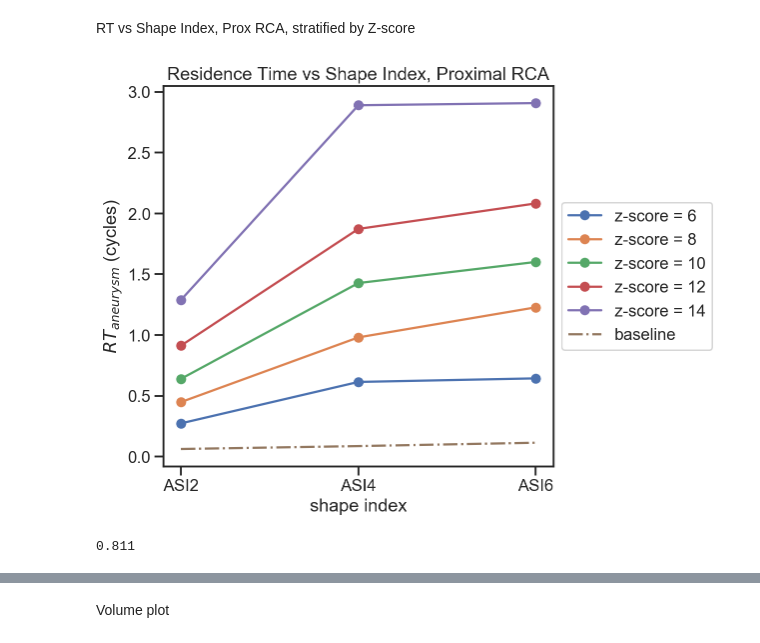
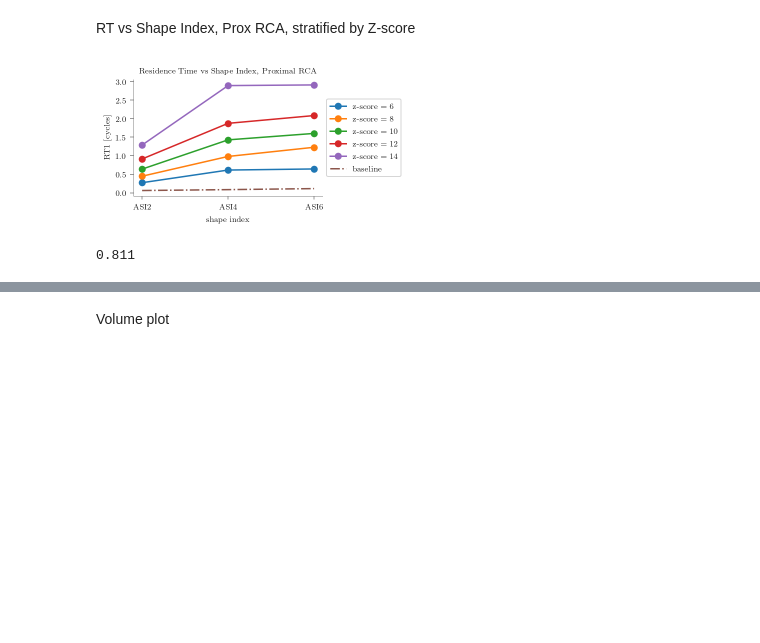
Before and after one commit to StanfordCBCL/KD-project, a Jupyter notebook: RT Visualization.ipynb, the cells around one changed output, grey strips where cells are left out. Saved outputs shown, nothing was run; the diff lists cells and outputs as text; code cells hidden in the pictures; blank space fills up the shorter version.

```diff
--- a/RT Visualization.ipynb
+++ b/RT Visualization.ipynb
@@ -4,15 +4,12 @@ import vtk
 from vtk.util import numpy_support as nps
 import sys
 
+import matplotlib
 import matplotlib.pyplot as plt
 import seaborn as sns
 import pandas as pd
 
-sns.set(rc={"figure.figsize":(8,6)})
-sns.set_style('white', {'axes.spines.right':False})
-sns.set_style('ticks')
-sns.set_context('talk')
-sns.despine(trim=True)
+matplotlib.rcParams.update(matplotlib.rcParamsDefault)
 %config InlineBackend.figure_format = 'retina'
 # %%
 base_path = 'AdvectionDiffusion/right/asi2/p1/RT1/'
@@ -41,7 +105,7 @@ dt = 0.000811
 cycle_time = dt*1000
 right_residence_times = {
     'ASI2': {'prox':[.2214,  0.36337, 0.51839, 0.73986, 1.0446],
-             'med' :[0.29585, 0.42878,  0.57607 , 0.80149, 1.0183],
+             'med' :[0.29585, 0.42878,  0.57607 , 0.80149, 1.1435],
              'dist':[.59844, 0.71051, 0.95027, 1.2456, 2.2204]},
     'ASI4': {'prox':[.49766, 0.79491, 1.1573, 1.5185, 2.3435]},
     'ASI6': {'prox':[.52155, 0.99527, 1.2981, 1.6884, 2.3579]}
@@ -49,7 +113,7 @@ right_residence_times = {
 
 right_volumes = {
     'ASI2': {'prox':[0.37912, 0.48379, 0.68129, 0.88389, 1.1165],
-             'med': [0.2626, 0.40586, 0.58183, 0.80693, 1.0183],
+             'med': [0.2626, 0.40586, 0.58183, 0.80693, 0.94628],
              'dist': [.19253, 0.30718, .45923, .65179, .89421]},
     'ASI4': {'prox':[0.90235, 1.3218, 1.9063, 2.5823, 2.8892]},
     'ASI6': {'prox':[1.4014, 1.4651, 2.109, 2.9514, 4.0107]},
@@ -79,28 +143,30 @@ plotted_shapes = ['ASI2', 'ASI4', 'ASI6']
 # %% [markdown]
 RT vs Shape Index, Prox RCA, stratified by Z-score
 # %%
-fig = plt.figure(figsize=(7,7))
+fig = plt.figure()#figsize=(7,7))
 ax = fig.add_subplot(1, 1, 1)
+format_axes(ax)
 cur_pos = 'prox'
 
 for z, size in enumerate(z_scores):
     res_times = np.zeros((len(plotted_shapes), len(z_scores)))
     for a, shape in enumerate(plotted_shapes):
         res_times[a, z] = right_residence_times[shape][cur_pos][z]
     ax.plot(plotted_shapes, res_times[:,z]/cycle_time, label = 'z-score = ' + str(plotted_z_scores[size]), marker='o')
 
 
 
 ax.plot(plotted_shapes, [baseline_residence_times[shape] for shape in plotted_shapes], label='baseline', linestyle='-.')
 ax.legend(loc='center left', bbox_to_anchor=(1, 0.5))
 #plt.legend()
-plt.xlabel('shape index')
-plt.ylabel('$RT_{\t{aneurysm}}$ (cycles)')
+ax.set_xlabel('shape index')
+ax.set_ylabel('RT1 [cycles]')
 plt.title('Residence Time vs Shape Index, Proximal RCA')
+plt.savefig("../figures/RT_shape.eps", bbox_inches='tight')
 plt.show()
 
 print cycle_time
 # %% [output]
-[figure, old version]
+[figure, new version]
 0.811
 # %%
```
Also changed, not shown: parts of 4 cells of this notebook, 6 other files.
